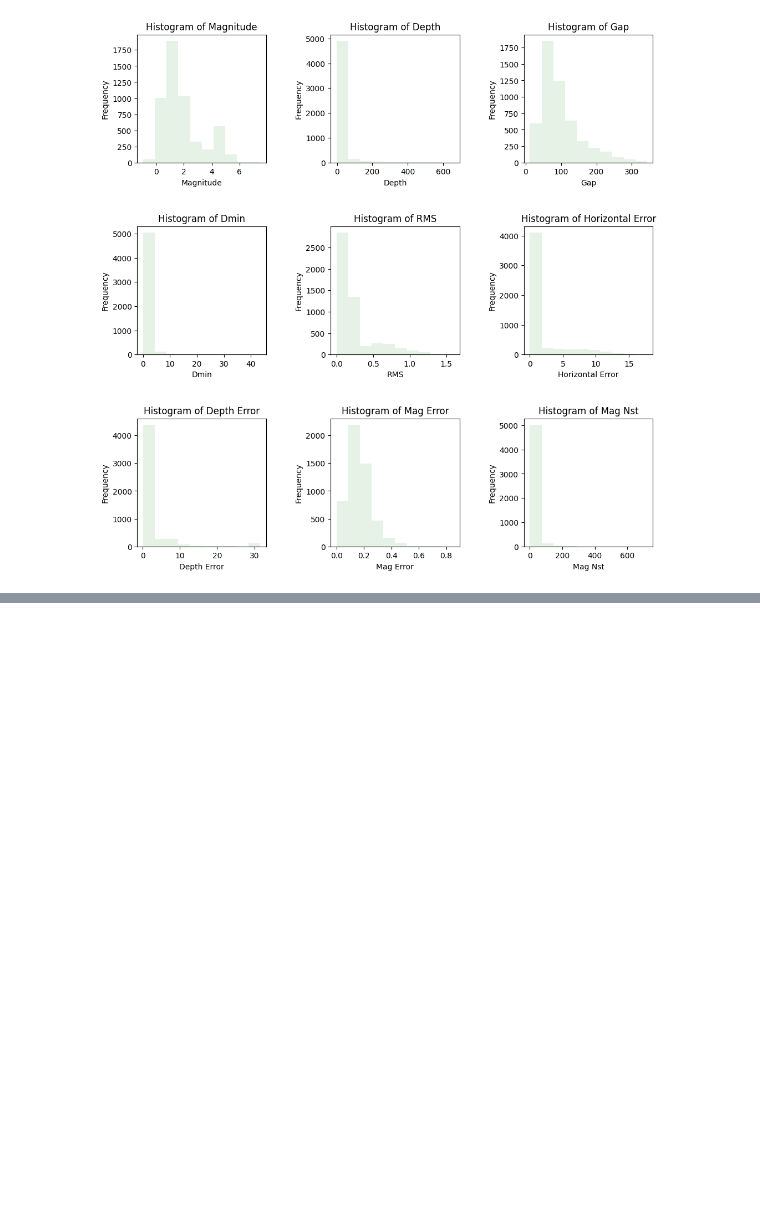
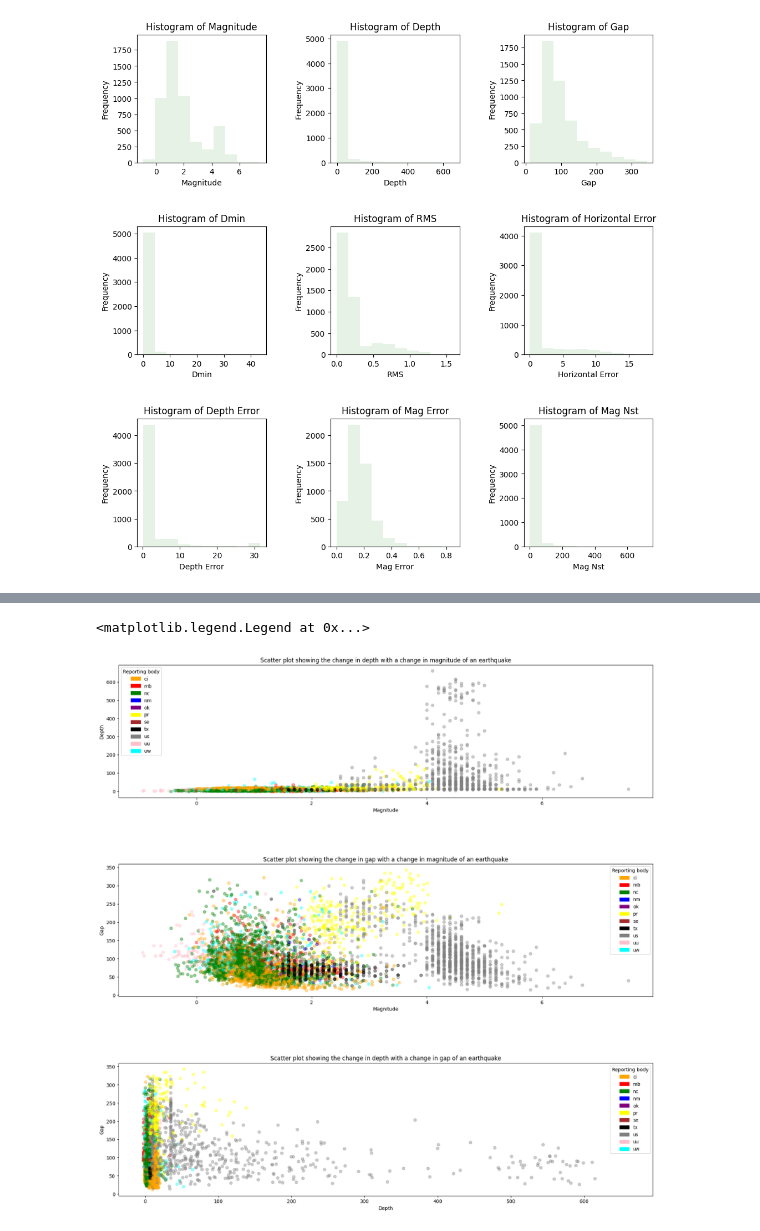
Before and after one commit to nflint-git/The-Developer-Academy, a Jupyter notebook: assignment5.ipynb, the cells around one changed output, grey strips where cells are left out. Saved outputs shown, nothing was run; the diff lists cells and outputs as text; code cells hidden in the pictures; blank space fills up the shorter version.

```diff
--- a/assignment5.ipynb
+++ b/assignment5.ipynb
@@ -163,0 +187,54 @@ fig.show()
+# %%
+#fig, ax = plt.subplots(2, figsize=(12,12))
+#ax[0].scatter(y= cleaned_data["depth"], x = cleaned_data["mag"], alpha=0.2)
+
+location_group = cleaned_data.groupby(["locationSource"])
+location_names = []
+for name, data in location_group:
+    location_names.append(name)
+
+
+colors = {"ci":"orange", "mb": "red", "nc": "green", "nm":"blue", "ok":"purple", "pr": "yellow", "se":"brown", "tx":"black", "us": "grey", "uu": "pink", "uw":"cyan" }
+color_list = [colors[group] for group in cleaned_data['locationSource']]
+
+fig, ax = plt.subplots(3, figsize=(20,20))
+plt.subplots_adjust(wspace=0.5, hspace=0.5)
+ax[0].scatter(y= cleaned_data["depth"], x = cleaned_data["mag"], alpha=0.4, color = color_list)
+ax[1].scatter(y=cleaned_data["gap"],x = cleaned_data["mag"], alpha=0.4, c = color_list)
+ax[2].scatter(y=cleaned_data["gap"], x = cleaned_data["depth"], alpha=0.4, c = color_list)
+
+ax[0].set_xlabel("Magnitude")
+ax[0].set_ylabel("Depth")
+ax[0].set_title("Scatter plot showing the change in depth with a change in magnitude of an earthquake")
+
+ax[1].set_xlabel("Magnitude")
+ax[1].set_ylabel("Gap")
+ax[1].set_title("Scatter plot showing the change in gap with a change in magnitude of an earthquake")
+
+ax[2].set_xlabel("Depth")
+ax[2].set_ylabel("Gap")
+ax[2].set_title("Scatter plot showing the change in depth with a change in gap of an earthquake")
+
+import matplotlib.patches as mpatches
+legend_handles = [
+    mpatches.Patch(color=colors['ci'], label='ci'),
+    mpatches.Patch(color=colors['mb'], label='mb'),
+    mpatches.Patch(color=colors['nc'], label='nc'),
+    mpatches.Patch(color=colors['nm'], label='nm'),
+    mpatches.Patch(color=colors['ok'], label='ok'),
+    mpatches.Patch(color=colors['pr'], label='pr'),
+    mpatches.Patch(color=colors['se'], label='se'),
+    mpatches.Patch(color=colors['tx'], label='tx'),
+    mpatches.Patch(color=colors['us'], label='us'),
+    mpatches.Patch(color=colors['uu'], label='uu'),
+    mpatches.Patch(color=colors['uw'], label='uw'),
+]
+ax[0].legend(handles=legend_handles,
+          loc='upper left', title="Reporting body")
+ax[1].legend(handles=legend_handles,
+          loc='upper right', title="Reporting body")
+ax[2].legend(handles=legend_handles,
+          loc='upper right', title="Reporting body")
+# %% [output]
+<matplotlib.legend.Legend at 0x...>
+[figure, added]
```
Also changed, not shown: parts of 4 cells of this notebook.
